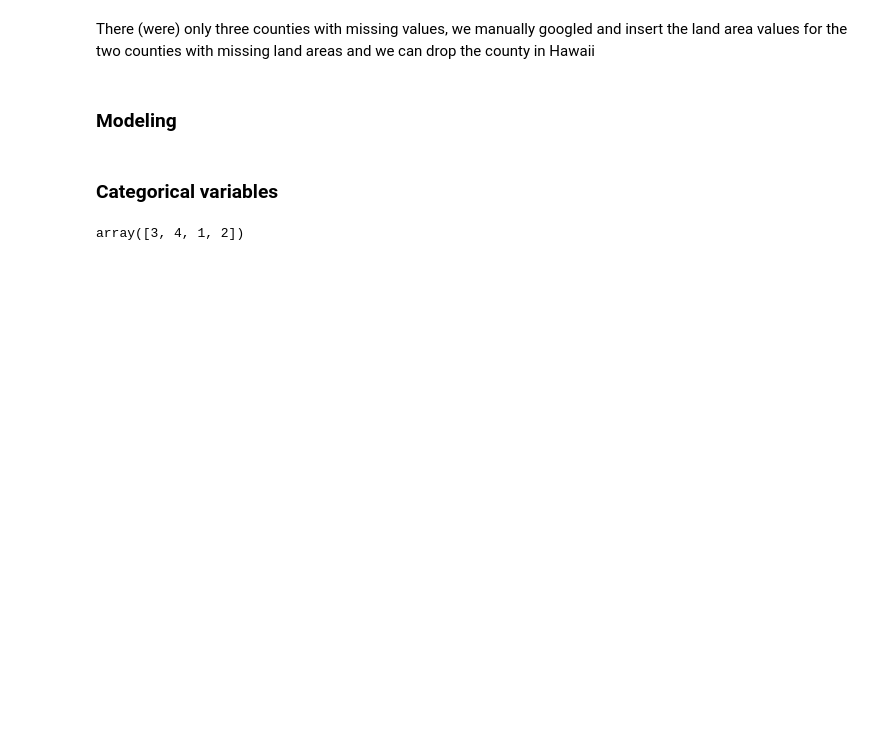
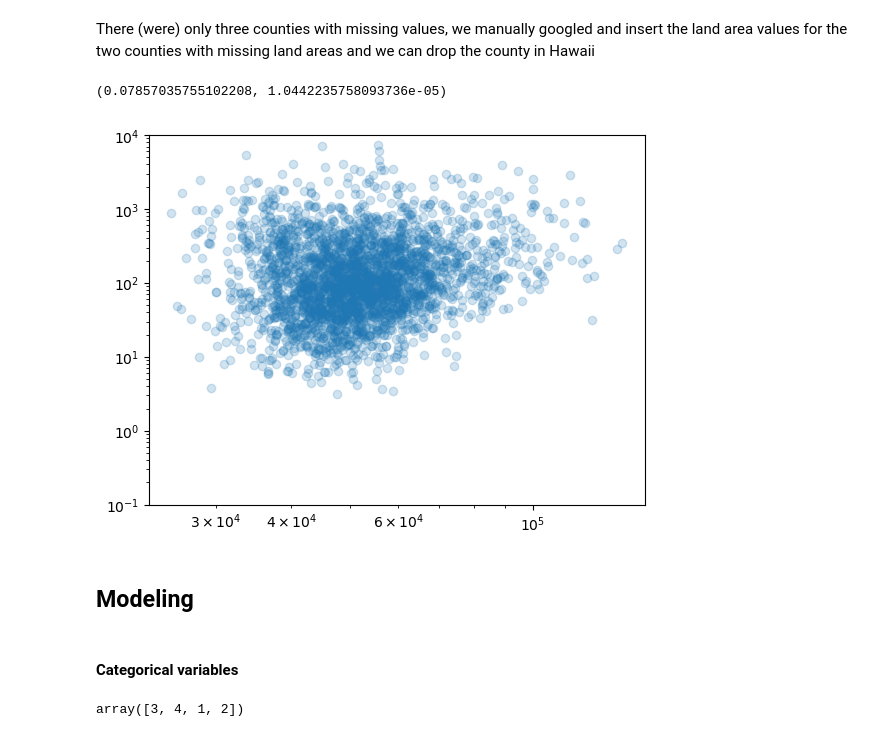
Before and after one commit to jessebmurray/COVID-19, a Jupyter notebook: county_modeling.ipynb, the cells around one changed output. Cells and saved outputs as stored; diff of their text form; code cells hidden in the pictures; blank space fills up the shorter version.

```diff
--- a/county_modeling.ipynb
+++ b/county_modeling.ipynb
@@ -6,12 +6,12 @@ import matplotlib.pyplot as plt
 pd.options.display.max_columns = 1000
 # %%
 ## Date for the model
-cases_date = '5_14_20'
+cases_date = '5_16_20'
 # %% [markdown]
 #### Read coronavirus total cases data
+# %%
+dfcv = pd.read_csv('../files/covid_confirmed_usafacts.csv')
 # %%
-dfcv = pd.read_csv('../files/usafacts_cases2.csv')
-
 dates = dfcv.columns[4:]
 
 changed_dates = {date: date.replace('/', '_') for date in dates}
@@ -91,5 +91,21 @@ len(counties_with_missing)
 There (were) only three counties with missing values, we manually googled and insert the land area values for the two counties with missing land areas and we can drop the county in Hawaii
 # %%
 df = df.loc[~(df.CTYNAME == 'Kalawao County')]
+# %%
+# side_data = df.loc[df.Metro_2013 == 1]
+side_data = df
+
+plt.style.use('default')
+plt.scatter(side_data['Median_Household_Income_2018'], side_data.CPC, alpha=0.2)
+plt.xscale('log')
+plt.yscale('log')
+plt.ylim(0.1, 10_000)
+# plt.ylim(0.4, 0.55)
+
+import scipy.stats as st
+st.pearsonr(side_data['Median_Household_Income_2018'], side_data.CPC)
+# %% [output]
+(0.07857035755102208, 1.0442235758093736e-05)
+[figure, added]
 # %% [markdown]
-### Modeling
+## Modeling
@@ -106,5 +112,5 @@ X_train, X_valid, y_train, y_valid = train_test_split(X, y, train_size=0.8, test
 # %% [markdown]
-### Categorical variables
+#### Categorical variables
 # %%
 # We should one hot encode the region
 df.REGION.unique()
```
Also changed, not shown: parts of 58 cells of this notebook, 4 other files.
